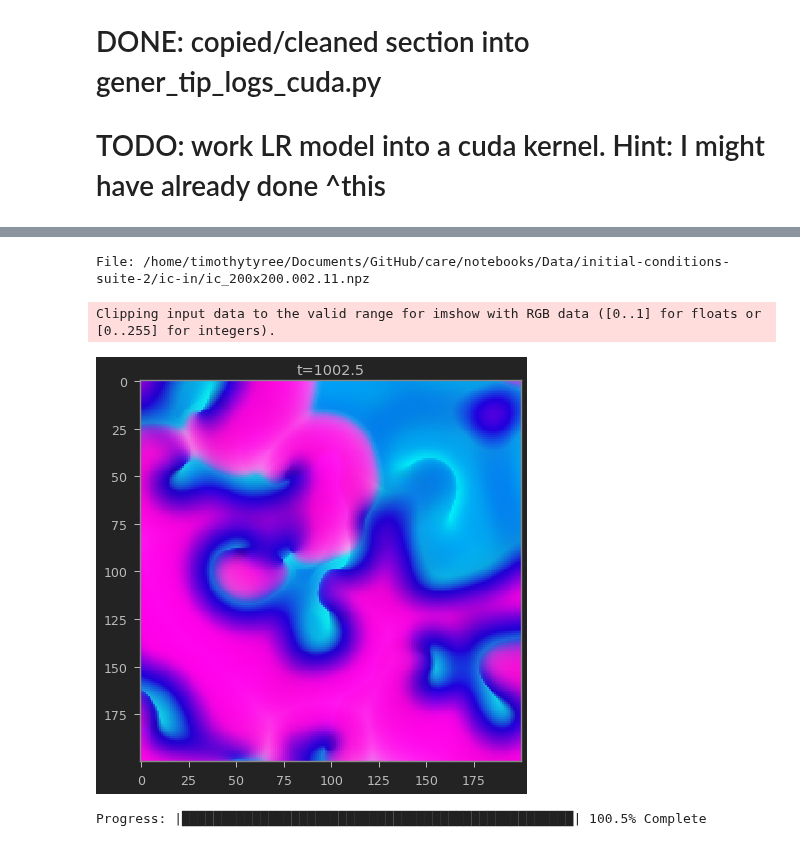
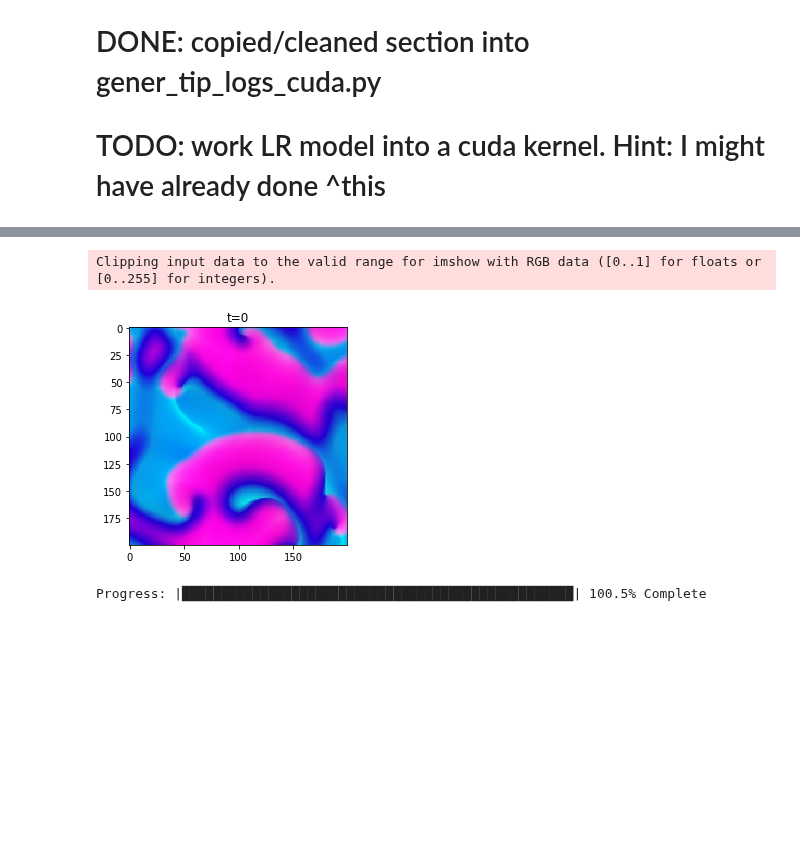
Before and after one commit to timtyree/care, a Jupyter notebook: notebooks/dev pycuda.ipynb, the cells around one changed output, grey strips where cells are left out. Cells and saved outputs as stored; diff of their text form; code cells hidden in the pictures; blank space fills up the shorter version.

```diff
--- a/notebooks/dev pycuda.ipynb
+++ b/notebooks/dev pycuda.ipynb
@@ -1730,21 +1730,20 @@ The autoreload extension is already loaded. To reload it, use:
 #load initial conditions interactively
 #find file interactively
 # print("please select a file from within the desired folder.")
-input_file_name = search_for_file()
-# input_file_name='/home/timothytyree/Documents/GitHub/care/notebooks/Data/initial-conditions-suite-2/ic-in/ic_200x200.001.31.npz'
+# input_file_name = search_for_file()
+input_file_name='/home/timothytyree/Documents/GitHub/care/notebooks/Data/initial-conditions-suite-2/ic-in/ic_200x200.001.31.npz'
 ic = load_buffer(input_file_name)
 
 # ic=get_txt()
 # ic=get_txt(txt_id1=1, txt_id2=1, width=300, height=300, worker_dir=nb_dir)#, **kwargs)
-# %% [output]
-File: /home/timothytyree/Documents/GitHub/care/notebooks/Data/initial-conditions-suite-2/ic-in/ic_200x200.002.11.npz
 # %%
+tme=0
 plt.imshow(ic)
 plt.title(f"t={tme}")
 plt.show()
 # %% [output]
 Clipping input data to the valid range for imshow with RGB data ([0..1] for floats or [0..255] for integers).
-[figure, old version]
+[figure, new version]
 # %%
 height, width, channel_no = ic.shape
 
```
Also changed, not shown: parts of 3 cells of this notebook, 9 other files.
